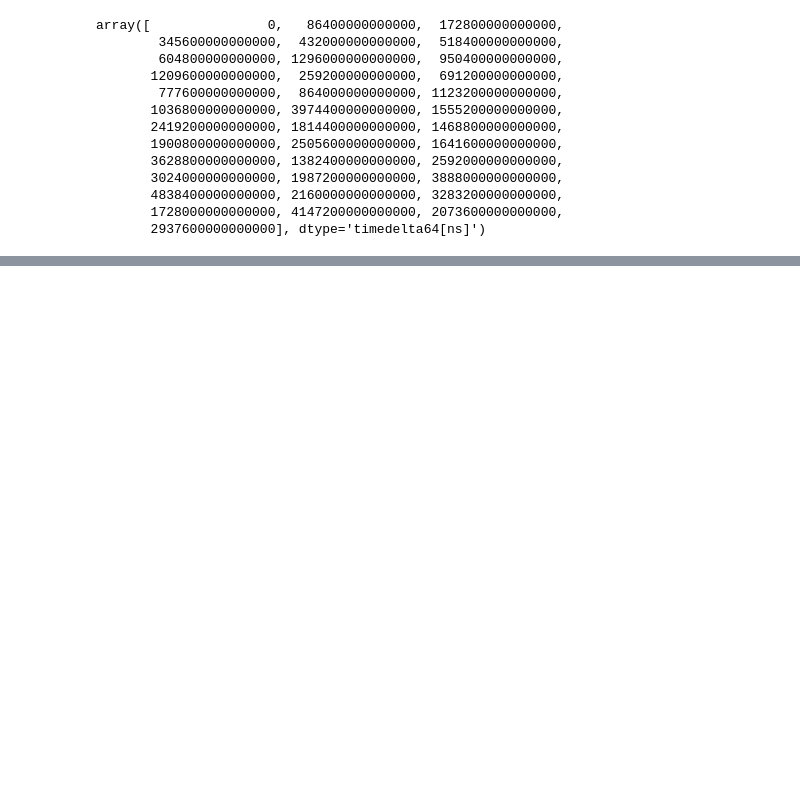
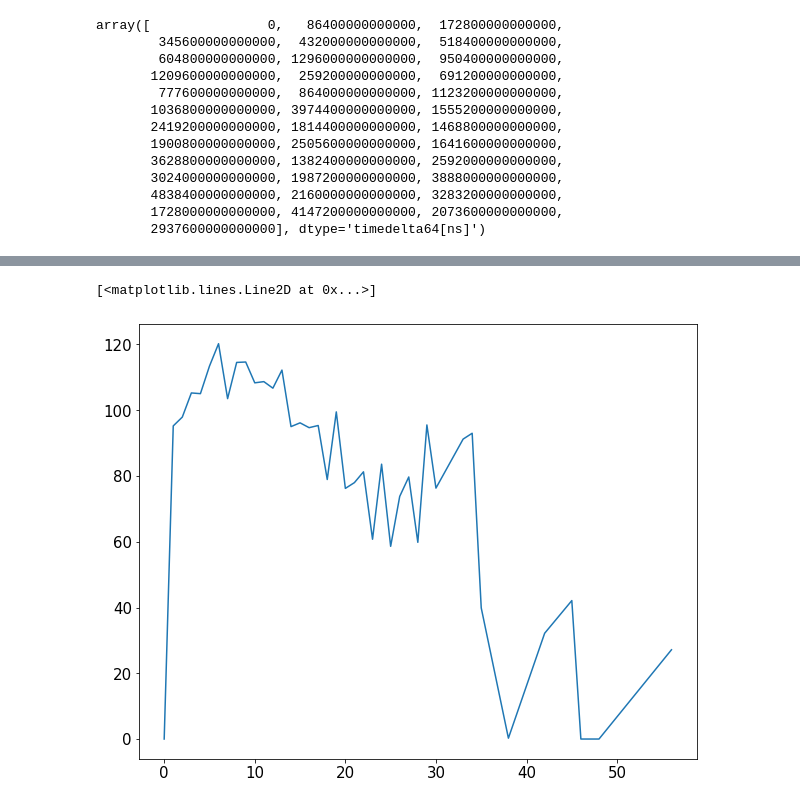
Before and after one commit to Souvik0651/hotel_booking_analysis, a Jupyter notebook: Hotel_Booking_Analysis_Souvik_Capstone_Project.ipynb, the cells around one changed output, grey strips where cells are left out. Cells and saved outputs as stored; diff of their text form; code cells hidden in the pictures; blank space fills up the shorter version.

```diff
--- a/Hotel_Booking_Analysis_Souvik_Capstone_Project.ipynb
+++ b/Hotel_Booking_Analysis_Souvik_Capstone_Project.ipynb
@@ -615,0 +639,11 @@ pd.to_numeric(pd.to_dateti(mean['t'])
+# %%
+x=hotel_booking_new['stays_in_week_nights']+hotel_booking_new['stays_in_weekend_nights']
+y=hotel_booking_new.groupby([x])['adr'].mean()
+# %%
+r=y.tolist()
+q=y.index
+# %%
+plt.plot(q,r)
+# %% [output]
+[<matplotlib.lines.Line2D at 0x...>]
+[figure, added]
```
Also changed, not shown: parts of 9 cells of this notebook.
